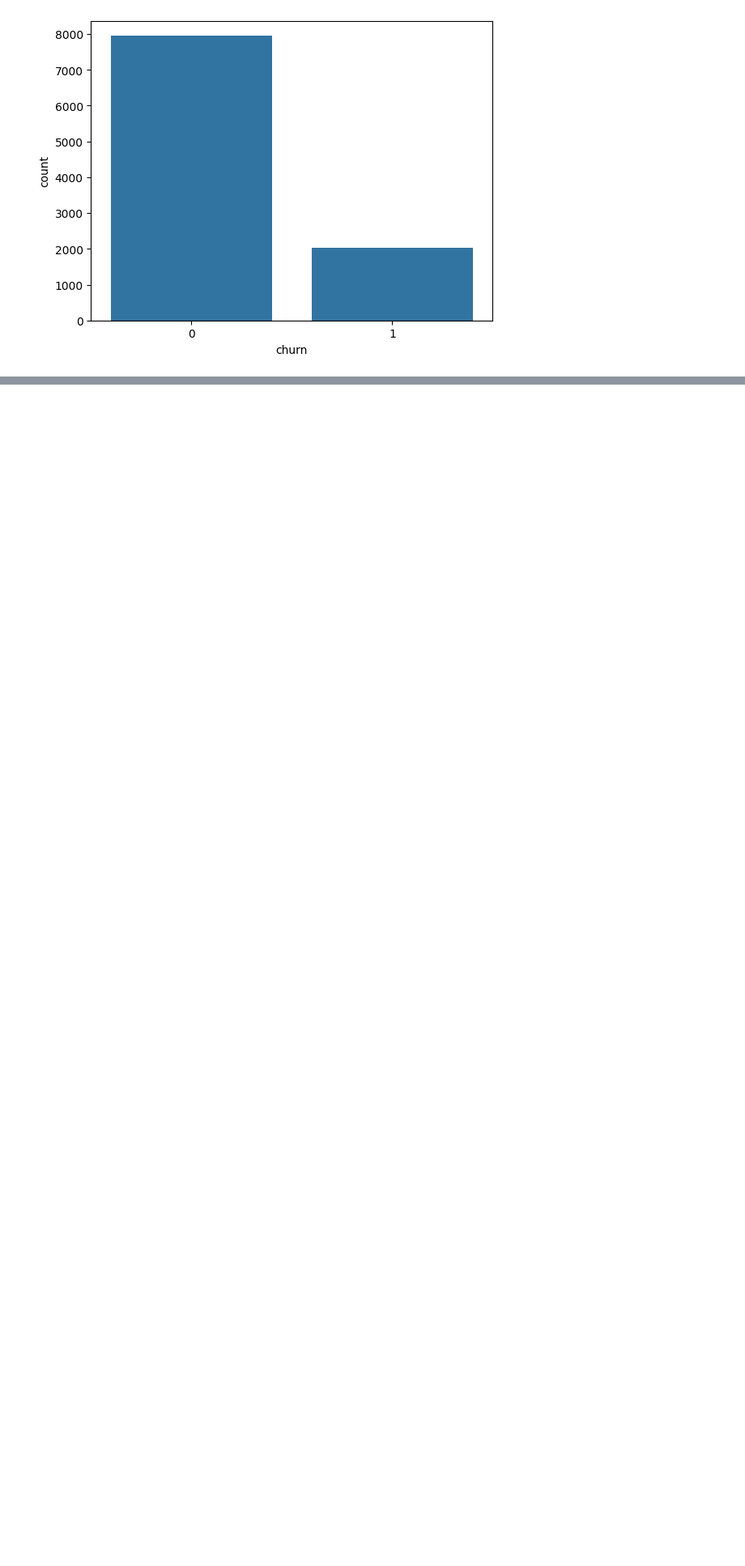
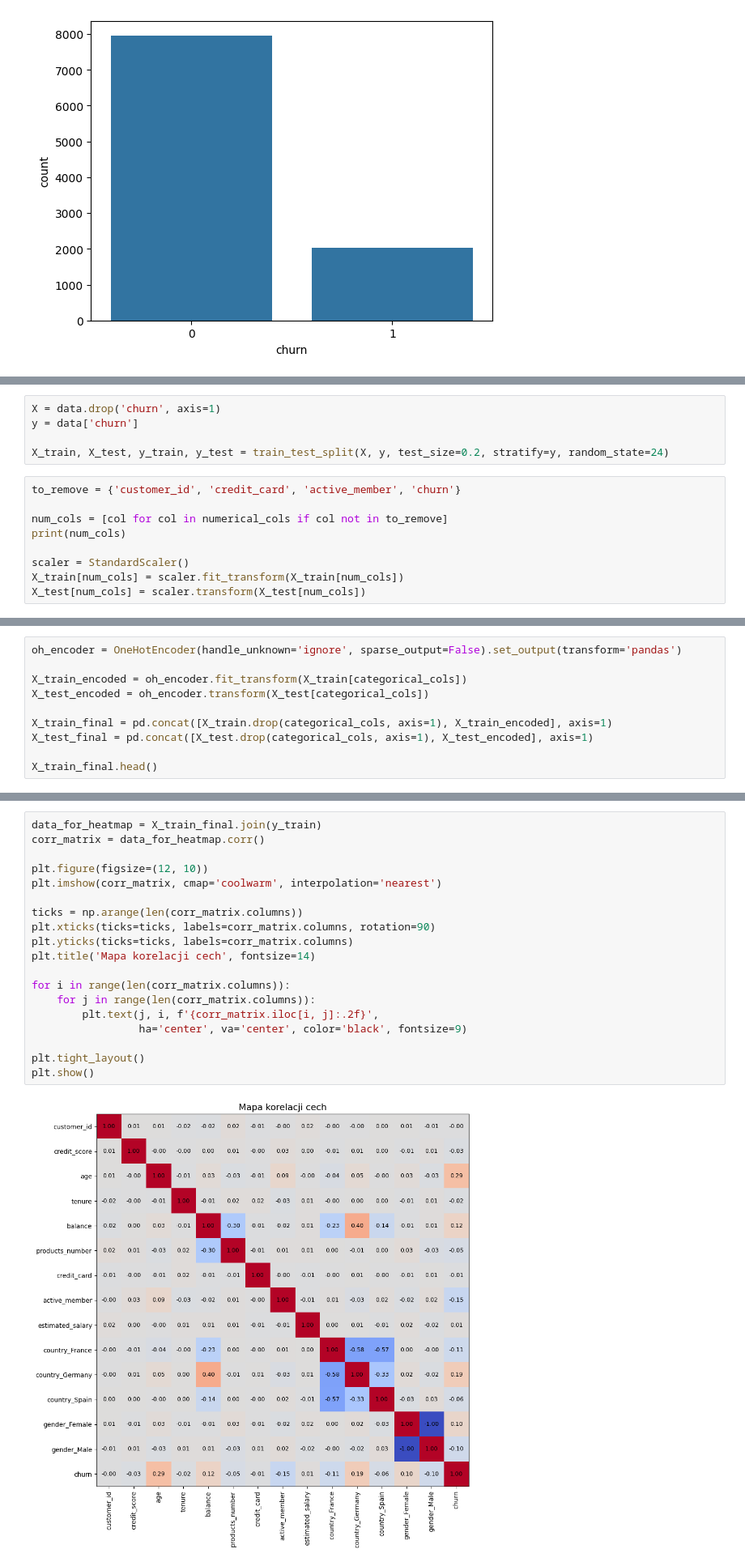
Before and after one commit to Mr-TwisT/Customer-Churn-Predictor, a Jupyter notebook: customer-churn-predictor.ipynb, the cells around one changed output, grey strips where cells are left out. Shown at 81% size. Cells and saved outputs as stored; diff of their text form; blank space fills up the shorter version.

```diff
--- a/customer-churn-predictor.ipynb
+++ b/customer-churn-predictor.ipynb
@@ -105,0 +132,14 @@ Wniosek: Ze względu na wysoki poziom niezbalansowania klas (klientów odchodzą
+# %%
+X = data.drop('churn', axis=1)
+y = data['churn']
+
+X_train, X_test, y_train, y_test = train_test_split(X, y, test_size=0.2, stratify=y, random_state=24)
+# %%
+to_remove = {'customer_id', 'credit_card', 'active_member', 'churn'}
+
+num_cols = [col for col in numerical_cols if col not in to_remove]
+print(num_cols)
+
+scaler = StandardScaler()
+X_train[num_cols] = scaler.fit_transform(X_train[num_cols])
+X_test[num_cols] = scaler.transform(X_test[num_cols])
@@ -105,0 +148,10 @@ Wniosek: Ze względu na wysoki poziom niezbalansowania klas (klientów odchodzą
+# %%
+oh_encoder = OneHotEncoder(handle_unknown='ignore', sparse_output=False).set_output(transform='pandas')
+
+X_train_encoded = oh_encoder.fit_transform(X_train[categorical_cols])
+X_test_encoded = oh_encoder.transform(X_test[categorical_cols])
+
+X_train_final = pd.concat([X_train.drop(categorical_cols, axis=1), X_train_encoded], axis=1)
+X_test_final = pd.concat([X_test.drop(categorical_cols, axis=1), X_test_encoded], axis=1)
+
+X_train_final.head()
@@ -105,0 +167,21 @@ Wniosek: Ze względu na wysoki poziom niezbalansowania klas (klientów odchodzą
+# %%
+data_for_heatmap = X_train_final.join(y_train)
+corr_matrix = data_for_heatmap.corr()
+
+plt.figure(figsize=(12, 10))
+plt.imshow(corr_matrix, cmap='coolwarm', interpolation='nearest')
+
+ticks = np.arange(len(corr_matrix.columns))
+plt.xticks(ticks=ticks, labels=corr_matrix.columns, rotation=90)
+plt.yticks(ticks=ticks, labels=corr_matrix.columns)
+plt.title('Mapa korelacji cech', fontsize=14)
+
+for i in range(len(corr_matrix.columns)):
+    for j in range(len(corr_matrix.columns)):
+        plt.text(j, i, f'{corr_matrix.iloc[i, j]:.2f}',
+                 ha='center', va='center', color='black', fontsize=9)
+
+plt.tight_layout()
+plt.show()
+# %% [output]
+[figure, added]
```
Also changed, not shown: parts of 13 cells of this notebook.
